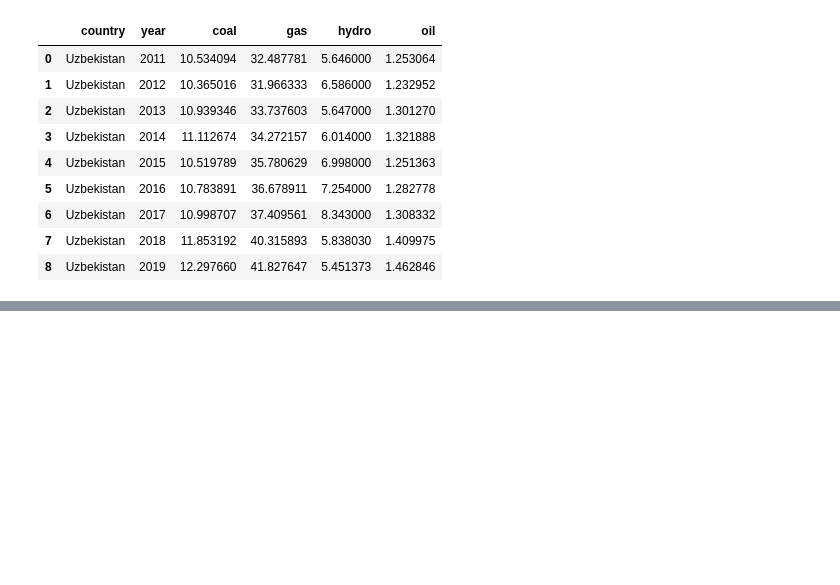
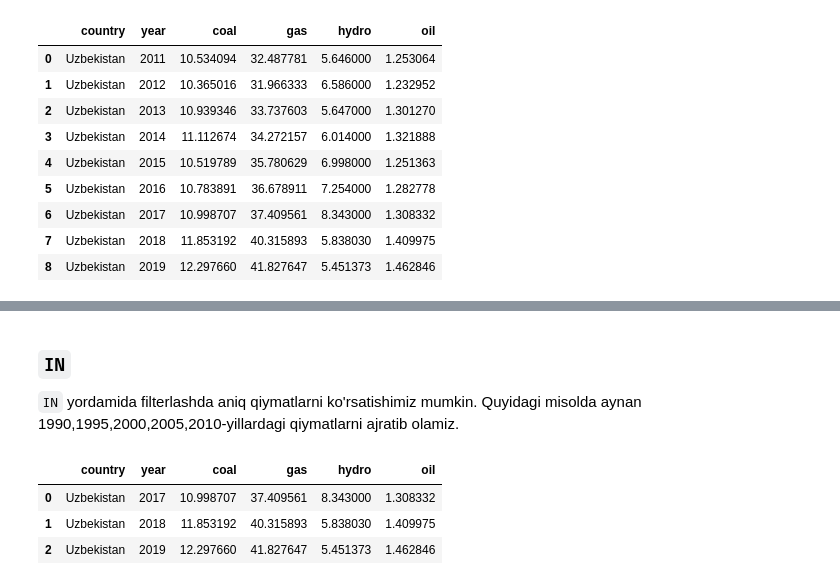
Before and after one commit to lazizrakhmat/DS-SQL, a Jupyter notebook: foydali_buyruqlar.ipynb, the cells around one changed output, grey strips where cells are left out. Cells and saved outputs as stored; diff of their text form; code cells hidden in the pictures; blank space fills up the shorter version.

```diff
--- a/foydali_buyruqlar.ipynb
+++ b/foydali_buyruqlar.ipynb
@@ -84,0 +125,12 @@ dfuz
+# %% [markdown]
+### `IN`
+`IN` yordamida filterlashda aniq qiymatlarni ko'rsatishimiz mumkin. Quyidagi misolda aynan 1990,1995,2000,2005,2010-yillardagi qiymatlarni ajratib olamiz.
+# %%
+# IN
+query = "SELECT country, year, coal, gas, hydro, oil FROM elect WHERE country='Uzbekistan' AND year IN (2020, 2019, 2018, 2017);"
+pd.read_sql(query, db)
+# %% [output]
+|  | country | year | coal | gas | hydro | oil |
+| 0 | Uzbekistan | 2017 | 10.998707 | 37.409561 | 8.343000 | 1.308332 |
+| 1 | Uzbekistan | 2018 | 11.853192 | 40.315893 | 5.838030 | 1.409975 |
+| 2 | Uzbekistan | 2019 | 12.297660 | 41.827647 | 5.451373 | 1.462846 |
```
Also changed, not shown: parts of 9 cells of this notebook.
